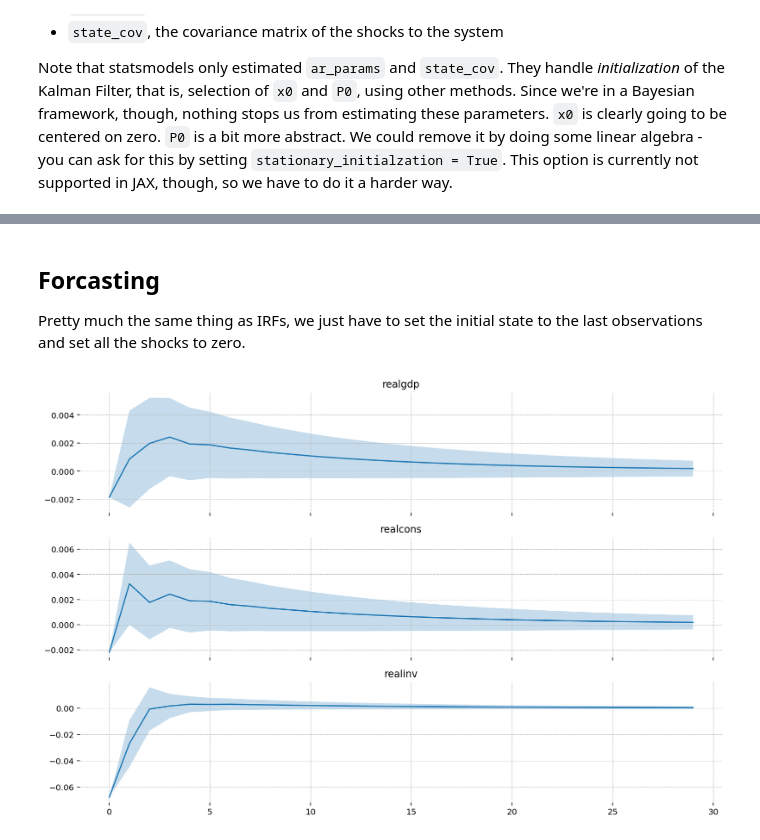
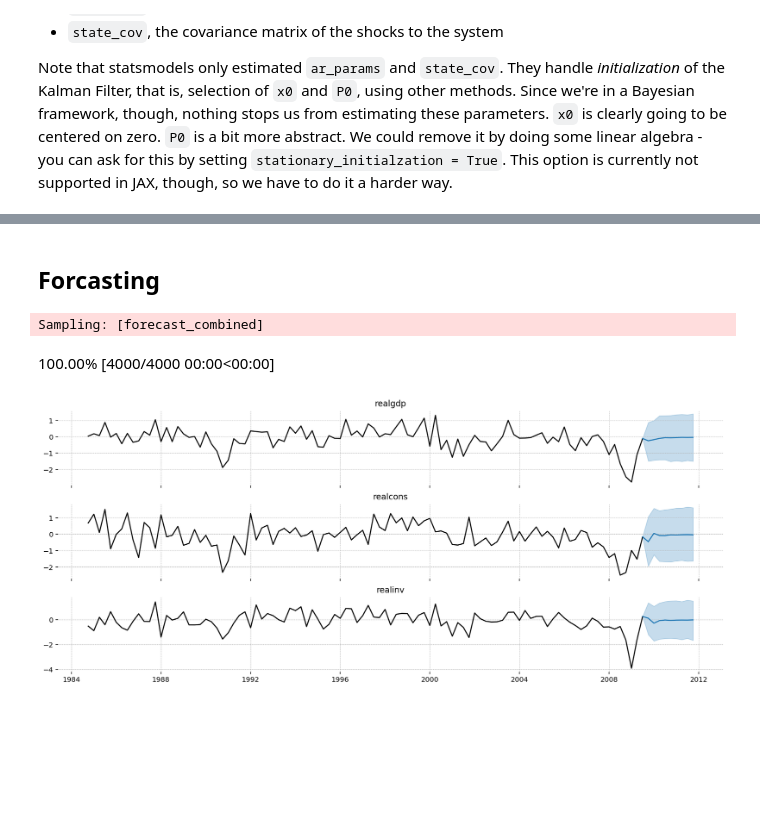
Before and after one commit to pymc-devs/pymc-experimental, a Jupyter notebook: notebooks/VARMAX Example.ipynb, the cells around one changed output, grey strips where cells are left out. Drawn from its saved outputs; the diff is of its cells as text; code cells hidden in the pictures; blank space fills up the shorter version.

```diff
--- a/notebooks/VARMAX Example.ipynb
+++ b/notebooks/VARMAX Example.ipynb
@@ -260,4 +319,0 @@ post_T = az.extract(idata).T.values
-# %%
-eigs = []
-for i in range(post_T.shape[-1]):
-    eigs.append(post_T[..., i][0])
@@ -349,0 +419,19 @@ for i, (var, axis) in enumerate(zip(data, fig.axes)):
+# %%
+max_chain, max_draw, _ = np.nonzero(eigs.values.imag == eigs.values.imag.max())
+# %%
+fig, ax = plt.subplots(3, 3, figsize=(12, 6), sharex=True)
+
+for i, shock in enumerate(data):
+    traj = np.zeros((steps, n_shocks))
+    traj[0, i] = shock_size
+    irf_idata = bvar_mod.impulse_response_function(
+        idata, shock_trajectory=traj
+    ).posterior_predictive.irf
+    hdi = az.hdi(irf_idata).irf
+    x_grid = irf_idata.coords["time"]
+    for j, var in enumerate(data):
+        axis = ax[j][i]
+        axis.plot(x_grid, irf_idata.sel(chain=max_chain, draw=max_draw, state=var).values.squeeze())
+        axis.set_title(f"{shock} -> {var}")
+
+fig.tight_layout()
@@ -350,4 +446,2 @@ for i, (var, axis) in enumerate(zip(data, fig.axes)):
 # %% [markdown]
 ## Forcasting
-
-Pretty much the same thing as IRFs, we just have to set the initial state to the last observations and set all the shocks to zero.
@@ -369,12 +448,20 @@ for t in range(1, sim_len):
 # %%
-fig, ax = plt.subplots(3, 1, figsize=(14, 9), sharex=True)
+fig, ax = plt.subplots(3, 1, figsize=(14, 6), sharex=True)
+forecasts = bvar_mod.forecast(
+    idata, start=data_subset.index[-1], periods=10, filter_output="smoothed"
+)
+forecasts = forecasts.posterior_predictive.forecast_observed
+hdi = az.hdi(forecasts).forecast_observed
 
-for i, (var, axis) in enumerate(zip(data, fig.axes)):
-    mu = forcast_data.mean(axis=0)[:, i]
-    std = forcast_data.std(axis=0)[:, i]
-
-    axis.plot(np.arange(sim_len), mu)
-    axis.fill_between(np.arange(sim_len), mu - 1.96 * std, mu + 1.96 * std, alpha=0.25)
-    axis.set_title(var)
+for state, axis in zip(data_subset, fig.axes):
+    x_grid = forecasts.coords["time"]
+    axis.plot(data_subset.index, data_subset[state].values, c="k")
+    axis.plot(x_grid, forecasts.sel(observed_state=state).mean(dim=["chain", "draw"]).values)
+    axis.fill_between(x_grid, *hdi.sel(observed_state=state).values.T, color="tab:blue", alpha=0.25)
+    axis.set_title(state)
+fig.tight_layout()
+plt.show()
 # %% [output]
+Sampling: [forecast_combined]
+100.00% [4000/4000 00:00<00:00]
-[figure, old version]
+[figure, new version]
```
Also changed, not shown: parts of 39 cells of this notebook, 1 other file.
